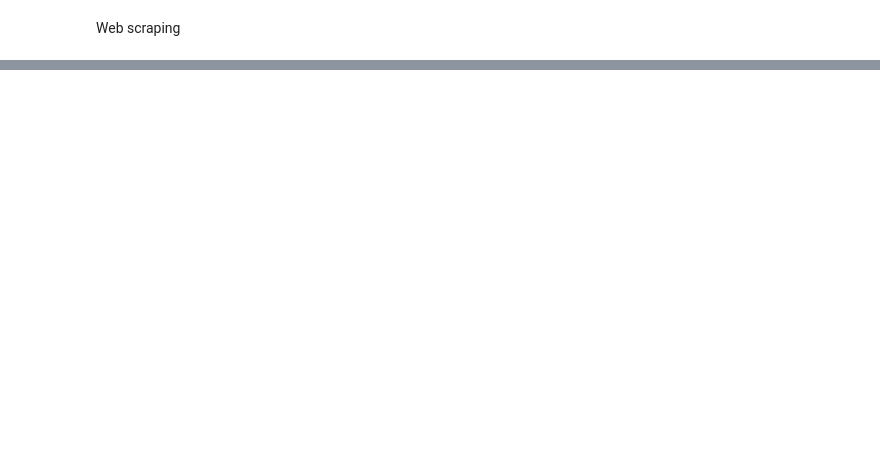
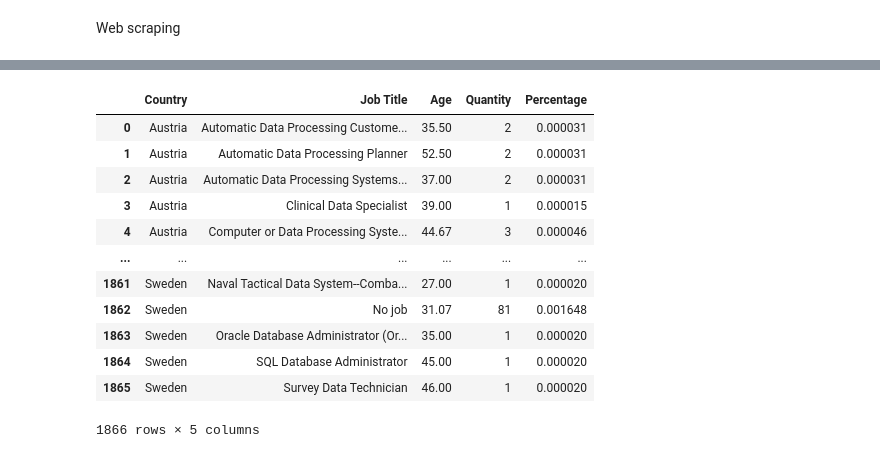
Before and after one commit to ssarahreyes/ih_datamadpt1120_project_m1, a Jupyter notebook: __trash__/CleaningData_draft.ipynb, the cells around one changed output, grey strips where cells are left out. Cells and saved outputs as stored; diff of their text form; code cells hidden in the pictures; blank space fills up the shorter version.

```diff
--- a/__trash__/CleaningData_draft.ipynb
+++ b/__trash__/CleaningData_draft.ipynb
@@ -114,4 +163,6 @@ df_complete['Job Title'] = df_complete['normalized_job_code']
 
 for uuid, title in dict_uuid_jobs_title.items():
     df_complete.loc[df_complete['normalized_job_code'] == uuid , 'Job Title'] = title
+# %%
+df_complete['Job Title'] = df_complete['Job Title'].fillna('No job')
 # %%
@@ -180,5 +309,5 @@ for country in list_countries:
     df_complete.loc[df_complete['Country'] == country , 'Total Votes Per Country'] = df_complete.loc[df_complete['Country'].str.contains(country) , 'Quantity'].sum()
 # %%
 df_complete['Percentage'] = (df_complete['Total Votes Per Country'] / df_complete['Total Votes Per Country'].sum())
-df_complete['Percentage'] = df_complete['Percentage'].astype(float).map(lambda x: '{:.4%}'.format(x)) # adding the %
-df_complete
+#df_complete['Percentage'] = df_complete['Percentage'].astype(float).map(lambda x: '{:.4%}'.format(x)) # adding the %
+df_complete.head()
@@ -187,0 +321,19 @@ df_result = df_complete[['Country', 'Job Title', 'Age', 'Quantity', 'Percentage'
+# %%
+df_result = df_complete[['Country', 'Job Title', 'Age', 'Quantity', 'Percentage']].groupby(['Country', 'Job Title'], as_index=False).agg(Age = ('Age', 'mean'), Quantity = ('Quantity', 'sum'), Percentage=('Percentage', 'sum'))
+#df_result['Age'] = df_result['Age'].astype(float).round(3)
+df_result = df_result.round({'Age': 2, 'Percentage': 6})
+df_result
+# %% [output]
+|  | Country | Job Title | Age | Quantity | Percentage |
+| 0 | Austria | Automatic Data Processing Custome... | 35.50 | 2 | 0.000031 |
+| 1 | Austria | Automatic Data Processing Planner | 52.50 | 2 | 0.000031 |
+| 2 | Austria | Automatic Data Processing Systems... | 37.00 | 2 | 0.000031 |
+| 3 | Austria | Clinical Data Specialist | 39.00 | 1 | 0.000015 |
+| 4 | Austria | Computer or Data Processing Syste... | 44.67 | 3 | 0.000046 |
+| ... | ... | ... | ... | ... | ... |
+| 1861 | Sweden | Naval Tactical Data System--Comba... | 27.00 | 1 | 0.000020 |
+| 1862 | Sweden | No job | 31.07 | 81 | 0.001648 |
+| 1863 | Sweden | Oracle Database Administrator (Or... | 35.00 | 1 | 0.000020 |
+| 1864 | Sweden | SQL Database Administrator | 45.00 | 1 | 0.000020 |
+| 1865 | Sweden | Survey Data Technician | 46.00 | 1 | 0.000020 |
+1866 rows × 5 columns
```
Also changed, not shown: parts of 39 cells of this notebook, 11 other files.
